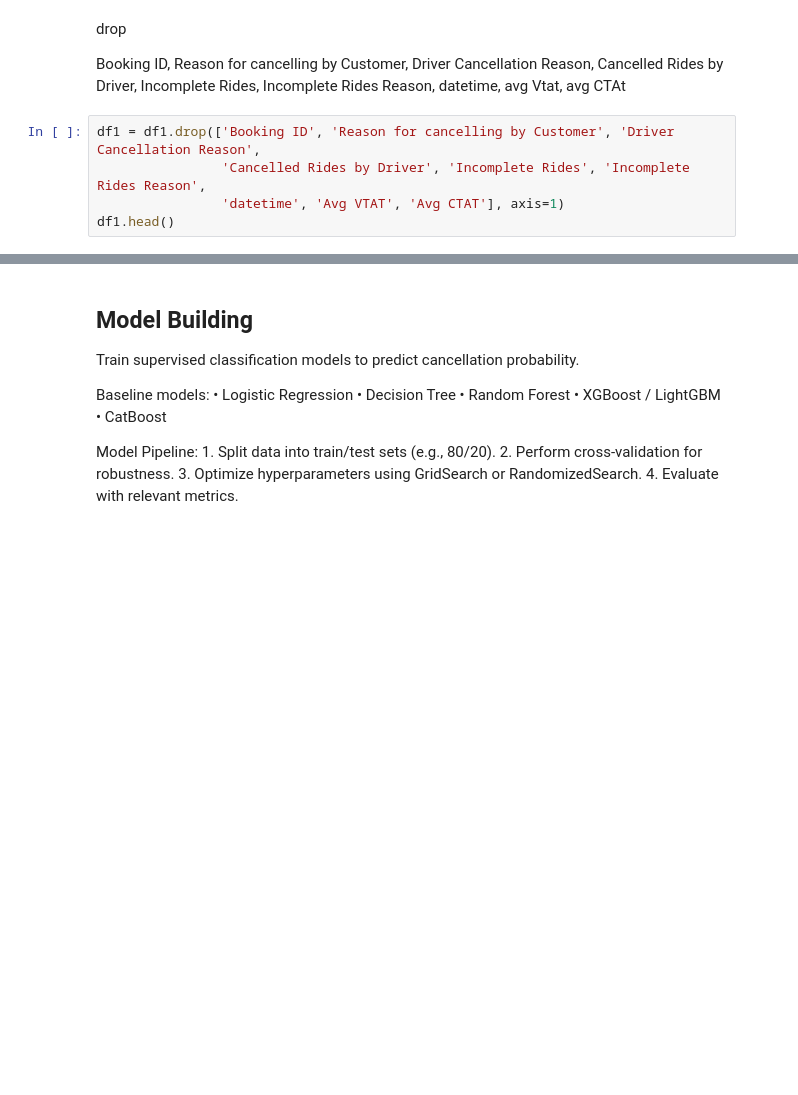
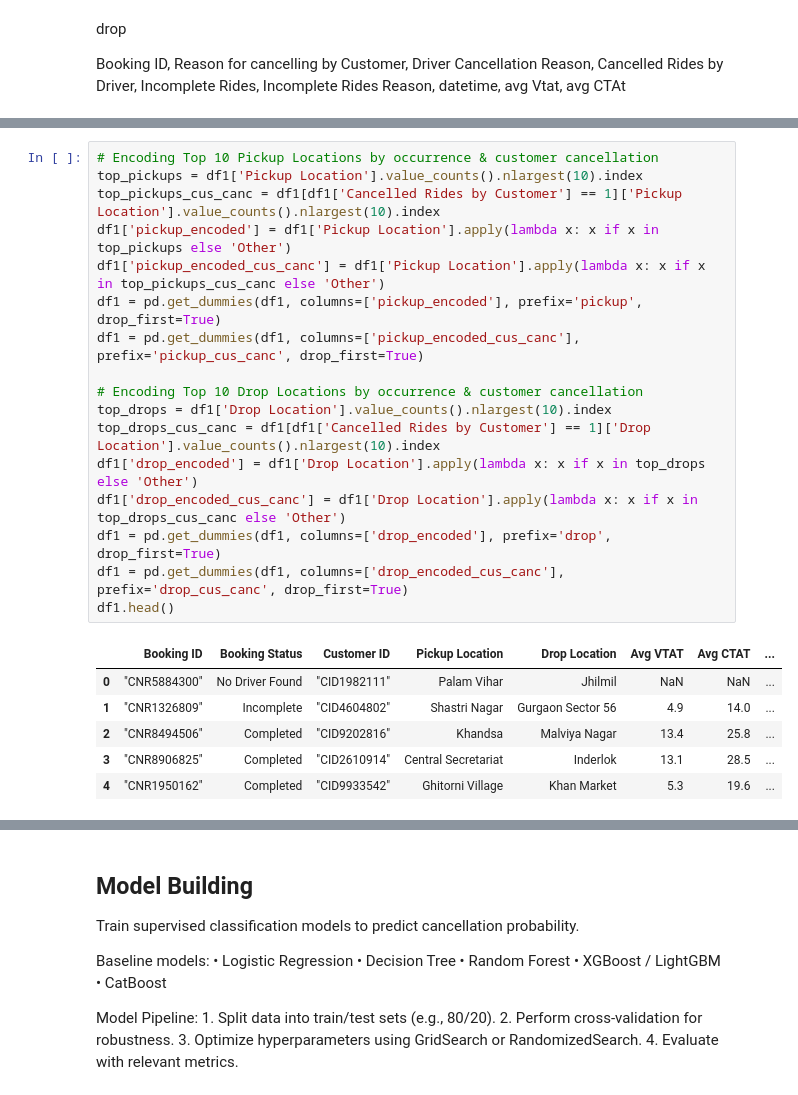
Before and after one commit to Shublytics/uber-ride-cancellation-prediction, a Jupyter notebook: Project.ipynb, the cells around one changed output, grey strips where cells are left out. Drawn from its saved outputs; the diff is of its cells as text; blank space fills up the shorter version.

```diff
--- a/Project.ipynb
+++ b/Project.ipynb
@@ -493,8 +496,3 @@ drop
 
 
 Booking ID, Reason for cancelling by Customer, Driver Cancellation Reason, Cancelled Rides by Driver, Incomplete Rides, Incomplete Rides Reason, datetime, avg Vtat, avg CTAt
-# %%
-df1 = df1.drop(['Booking ID', 'Reason for cancelling by Customer', 'Driver Cancellation Reason',
-                'Cancelled Rides by Driver', 'Incomplete Rides', 'Incomplete Rides Reason',
-                'datetime', 'Avg VTAT', 'Avg CTAT'], axis=1)
-df1.head()
@@ -507,0 +499,24 @@ df1.head()
+# %%
+# Encoding Top 10 Pickup Locations by occurrence & customer cancellation
+top_pickups = df1['Pickup Location'].value_counts().nlargest(10).index
+top_pickups_cus_canc = df1[df1['Cancelled Rides by Customer'] == 1]['Pickup Location'].value_counts().nlargest(10).index
+df1['pickup_encoded'] = df1['Pickup Location'].apply(lambda x: x if x in top_pickups else 'Other')
+df1['pickup_encoded_cus_canc'] = df1['Pickup Location'].apply(lambda x: x if x in top_pickups_cus_canc else 'Other')
+df1 = pd.get_dummies(df1, columns=['pickup_encoded'], prefix='pickup', drop_first=True)
+df1 = pd.get_dummies(df1, columns=['pickup_encoded_cus_canc'], prefix='pickup_cus_canc', drop_first=True)
+
+# Encoding Top 10 Drop Locations by occurrence & customer cancellation
+top_drops = df1['Drop Location'].value_counts().nlargest(10).index
+top_drops_cus_canc = df1[df1['Cancelled Rides by Customer'] == 1]['Drop Location'].value_counts().nlargest(10).index
+df1['drop_encoded'] = df1['Drop Location'].apply(lambda x: x if x in top_drops else 'Other')
+df1['drop_encoded_cus_canc'] = df1['Drop Location'].apply(lambda x: x if x in top_drops_cus_canc else 'Other')
+df1 = pd.get_dummies(df1, columns=['drop_encoded'], prefix='drop', drop_first=True)
+df1 = pd.get_dummies(df1, columns=['drop_encoded_cus_canc'], prefix='drop_cus_canc', drop_first=True)
+df1.head()
+# %% [output]
+|  | Booking ID | Booking Status | Customer ID | Pickup Location | Drop Location | Avg VTAT | Avg CTAT | ... |
+| 0 | "CNR5884300" | No Driver Found | "CID1982111" | Palam Vihar | Jhilmil | NaN | NaN | ... |
+| 1 | "CNR1326809" | Incomplete | "CID4604802" | Shastri Nagar | Gurgaon Sector 56 | 4.9 | 14.0 | ... |
+| 2 | "CNR8494506" | Completed | "CID9202816" | Khandsa | Malviya Nagar | 13.4 | 25.8 | ... |
+| 3 | "CNR8906825" | Completed | "CID2610914" | Central Secretariat | Inderlok | 13.1 | 28.5 | ... |
+| 4 | "CNR1950162" | Completed | "CID9933542" | Ghitorni Village | Khan Market | 5.3 | 19.6 | ... |
```
Also changed, not shown: parts of 23 cells of this notebook.
